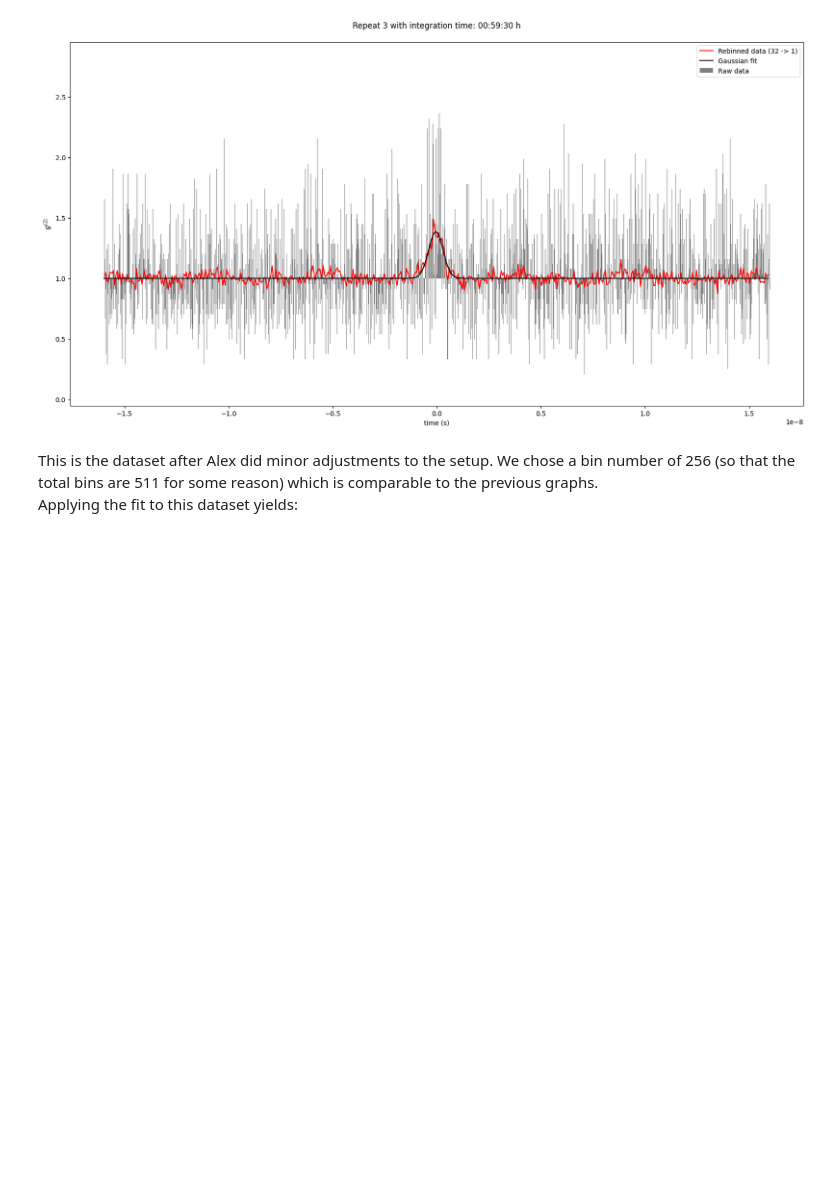
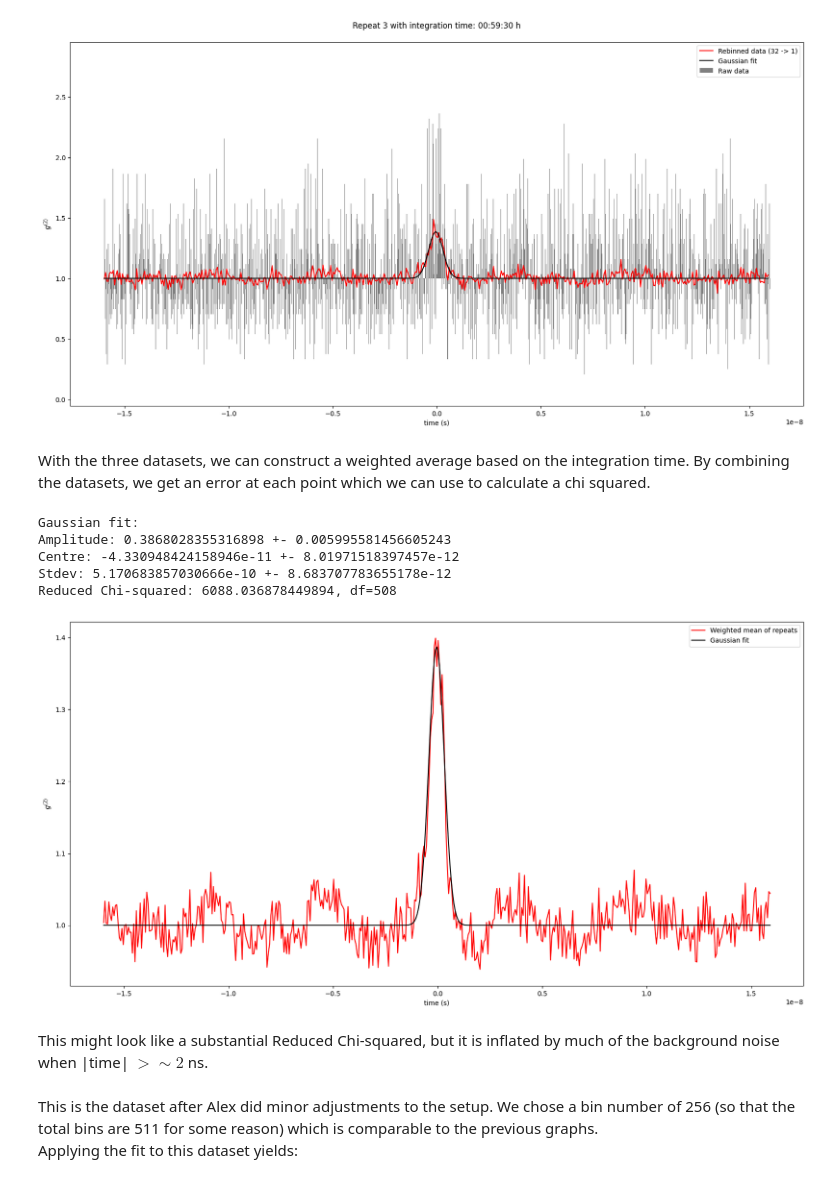
Before and after one commit to MixtliMonroe/SinglePhotonInterference, a Jupyter notebook: analyzeExp1.ipynb, the cells around one changed output. Drawn from its saved outputs; the diff is of its cells as text; code cells hidden in the pictures; blank space fills up the shorter version.

```diff
--- a/analyzeExp1.ipynb
+++ b/analyzeExp1.ipynb
@@ -227,8 +237,8 @@ g2dataset = g2dataset.to_numpy().T
 # Get integration time
 with open(r"Experiment 1\G2Functions_3.txt") as f:
     lines = f.readlines()
-    integration_time = lines[5][17:]
-plt.title(f"Repeat 3 with integration time: {integration_time}")
+    integration_time_3 = lines[5][17:]
+plt.title(f"Repeat 3 with integration time: {integration_time_3}")
 
 T = g2dataset[0]
 g2 = g2dataset[1]
@@ -241,18 +251,18 @@ rebin_amount = 32
 print(f"New bin size: {rebin_amount*(T[1] - T[0])} s")
 
 # Rebin data
-T_rebinned = np.array([sum([T[i+j] for j in range(rebin_amount)]) / rebin_amount for i in range(0, len(T)-(rebin_amount-1), rebin_amount)])
-g2_rebinned = np.array([sum([g2[i+j] for j in range(rebin_amount)]) / rebin_amount for i in range(0, len(g2)-(rebin_amount-1), rebin_amount)])
+T_rebinned_3 = np.array([sum([T[i+j] for j in range(rebin_amount)]) / rebin_amount for i in range(0, len(T)-(rebin_amount-1), rebin_amount)])
+g2_rebinned_3 = np.array([sum([g2[i+j] for j in range(rebin_amount)]) / rebin_amount for i in range(0, len(g2)-(rebin_amount-1), rebin_amount)])
 
-rebinned_peak = find_peaks(g2_rebinned, height = 1.3, prominence=0.1)
-print(f"Rebinned peak: g2 = {rebinned_peak[1]['peak_heights'][0]}, t = {T_rebinned[rebinned_peak[0][0]]}")
+rebinned_peak = find_peaks(g2_rebinned_3, height = 1.3, prominence=0.1)
+print(f"Rebinned peak: g2 = {rebinned_peak[1]['peak_heights'][0]}, t = {T_rebinned_3[rebinned_peak[0][0]]}")
 
-plt.plot(T_rebinned, g2_rebinned, label=f"Rebinned data ({rebin_amount} -> 1)", color="red")
+plt.plot(T_rebinned_3, g2_rebinned_3, label=f"Rebinned data ({rebin_amount} -> 1)", color="red")
 
 # Gaussian peak fit --------------------------------------------------
-p, pcov = fit_gaussian_peak(T_rebinned, g2_rebinned-1, [.4, T_rebinned[rebinned_peak[0][0]], 1e-9])
+p, pcov = fit_gaussian_peak(T_rebinned_3, g2_rebinned_3-1, [.4, T_rebinned_3[rebinned_peak[0][0]], 1e-9])
 print(f"Gaussian fit:\nAmplitude: {p[0]} +- {np.sqrt(pcov[0,0])}\nCentre: {p[1]} +- {np.sqrt(pcov[1,1])}\nStdev: {p[2]} +- {np.sqrt(pcov[2,2])}")
-plt.plot(T_rebinned, gaussian_peak(T_rebinned, *p)+1, color="black", label="Gaussian fit")
+plt.plot(T_rebinned_3, gaussian_peak(T_rebinned_3, *p)+1, color="black", label="Gaussian fit")
 
 
 plt.xlabel("time (s)")
@@ -267,6 +277,48 @@ Amplitude: 0.38482177869193035 +- 0.016636370893992673
 Centre: -4.929258948843453e-11 +- 1.7401382480428496e-11
 Stdev: 4.929132953160227e-10 +- 2.460927127124112e-11
 [figure]
+# %% [markdown]
+With the three datasets, we can construct a weighted average based on the integration time. By combining the datasets, we get an error at each point which we can use to calculate a chi squared.
+# %%
+def stdev(values, average, weights):
+    variance = np.average((values-average)**2, weights=weights)
+    return np.sqrt(variance)
+
+def integrationtime_seconds(time_str):
+    h, m, s = map(int, time_str.replace(" h", "").split(":"))
+    # Convert to total seconds
+    total_seconds = h * 3600 + m * 60 + s
+    return total_seconds
+
+integration_time_1_seconds = integrationtime_seconds(integration_time_1)
+integration_time_2_seconds = integrationtime_seconds(integration_time_2)
+integration_time_3_seconds = integrationtime_seconds(integration_time_3)
+
+G2_means = np.array([np.average([g2_rebinned_1[i], g2_rebinned_2[i], g2_rebinned_3[i]], weights = [integration_time_1_seconds, integration_time_2_seconds, integration_time_3_seconds]) for i in range(511)])
+G2_stdev = np.array([stdev(np.array([g2_rebinned_1[i], g2_rebinned_2[i], g2_rebinned_3[i]]), G2_means[i], weights = [integration_time_1_seconds, integration_time_2_seconds, integration_time_3_seconds]) for i in range(511)])
+T = T_rebinned_3
+
+plt.plot(T, G2_means, color="red", label="Weighted mean of repeats")
+
+# Gaussian peak fit --------------------------------------------------
+p, pcov = fit_gaussian_peak(T, G2_means-1, [.4, -1e-9, 1e-10], sigma=G2_stdev)
+print(f"Gaussian fit:\nAmplitude: {p[0]} +- {np.sqrt(pcov[0,0])}\nCentre: {p[1]} +- {np.sqrt(pcov[1,1])}\nStdev: {p[2]} +- {np.sqrt(pcov[2,2])}")
+Reduced_Chisq(T, G2_means, G2_stdev, p)
+plt.plot(T, gaussian_peak(T, *p)+1, color="black", label="Gaussian fit")
+
+plt.xlabel("time (s)")
+plt.ylabel(r"$g^{(2)}$")
+plt.legend()
+plt.show()
+# %% [output]
+Gaussian fit:
+Amplitude: 0.3868028355316898 +- 0.005995581456605243
+Centre: -4.330948424158946e-11 +- 8.01971518397457e-12
+Stdev: 5.170683857030666e-10 +- 8.683707783655178e-12
+Reduced Chi-squared: 6088.036878449894, df=508
+[figure, added]
+# %% [markdown]
+This might look like a substantial Reduced Chi-squared, but it is inflated by much of the background noise when |time| $>\sim2$ ns.
 # %% [markdown]
 This is the dataset after Alex did minor adjustments to the setup. We chose a bin number of 256 (so that the total bins are 511 for some reason) which is comparable to the previous graphs.<br>
 Applying the fit to this dataset yields:
```
Also changed, not shown: parts of 5 cells of this notebook.
